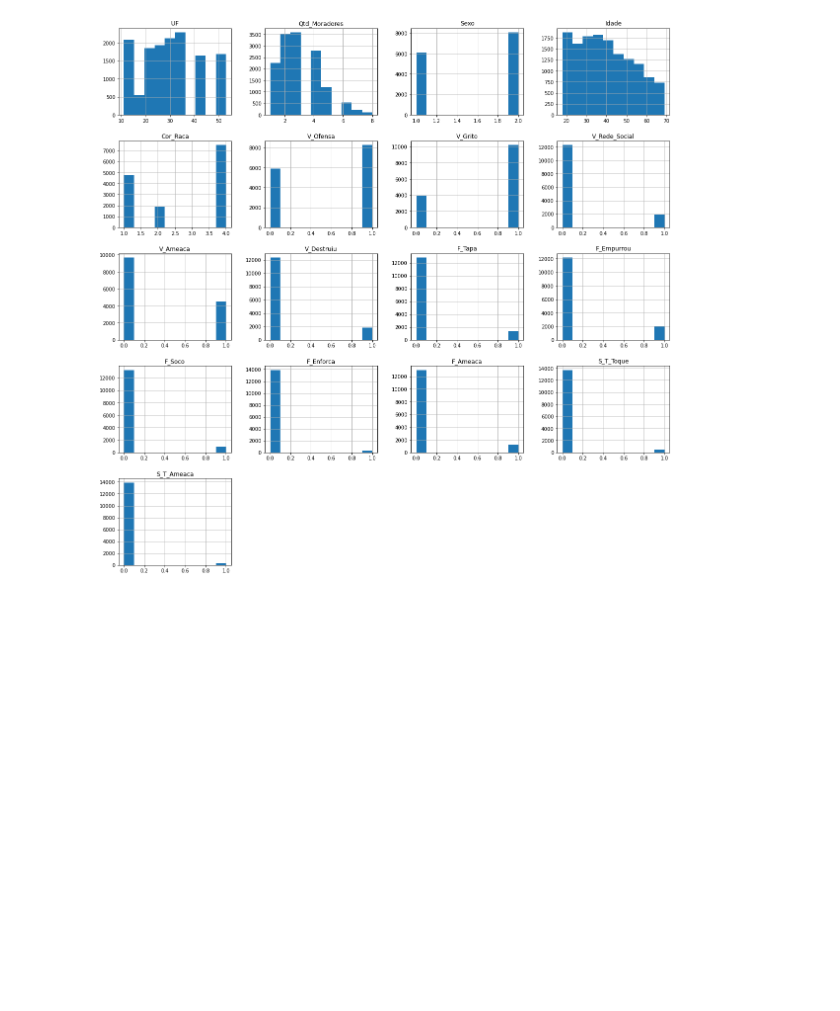
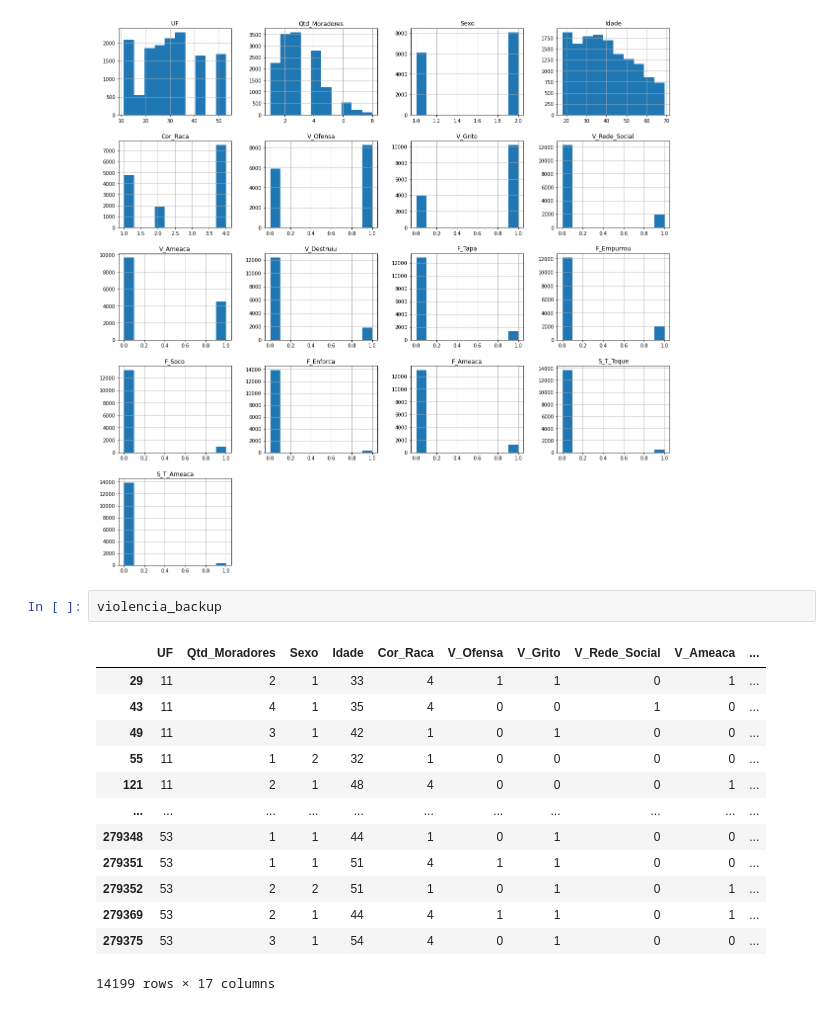
Before and after one commit to cassioHilario/DomHelder, a Jupyter notebook: DataScience/article/violencia.ipynb, the cells around one changed output. Saved outputs shown, nothing was run; the diff lists cells and outputs as text; blank space fills up the shorter version.

```diff
--- a/DataScience/article/violencia.ipynb
+++ b/DataScience/article/violencia.ipynb
@@ -324,3 +340,19 @@ array([[<AxesSubplot:title={'center':'UF'}>,
        [<AxesSubplot:title={'center':'S_T_Ameaca'}>, <AxesSubplot:>,
         <AxesSubplot:>, <AxesSubplot:>]], dtype=object)
 [figure]
+# %%
+violencia_backup
+# %% [output]
+|  | UF | Qtd_Moradores | Sexo | Idade | Cor_Raca | V_Ofensa | V_Grito | V_Rede_Social | V_Ameaca | ... |
+| 29 | 11 | 2 | 1 | 33 | 4 | 1 | 1 | 0 | 1 | ... |
+| 43 | 11 | 4 | 1 | 35 | 4 | 0 | 0 | 1 | 0 | ... |
+| 49 | 11 | 3 | 1 | 42 | 1 | 0 | 1 | 0 | 0 | ... |
+| 55 | 11 | 1 | 2 | 32 | 1 | 0 | 0 | 0 | 0 | ... |
+| 121 | 11 | 2 | 1 | 48 | 4 | 0 | 0 | 0 | 1 | ... |
+| ... | ... | ... | ... | ... | ... | ... | ... | ... | ... | ... |
+| 279348 | 53 | 1 | 1 | 44 | 1 | 0 | 1 | 0 | 0 | ... |
+| 279351 | 53 | 1 | 1 | 51 | 4 | 1 | 1 | 0 | 0 | ... |
+| 279352 | 53 | 2 | 2 | 51 | 1 | 0 | 1 | 0 | 1 | ... |
+| 279369 | 53 | 2 | 1 | 44 | 4 | 1 | 1 | 0 | 1 | ... |
+| 279375 | 53 | 3 | 1 | 54 | 4 | 0 | 1 | 0 | 0 | ... |
+14199 rows × 17 columns
```
Also changed, not shown: parts of 2 cells of this notebook.
